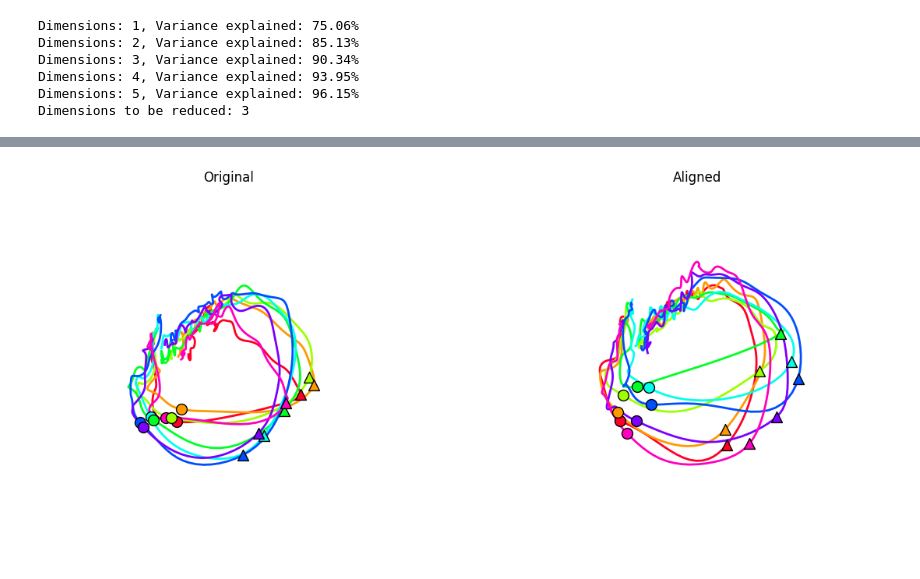
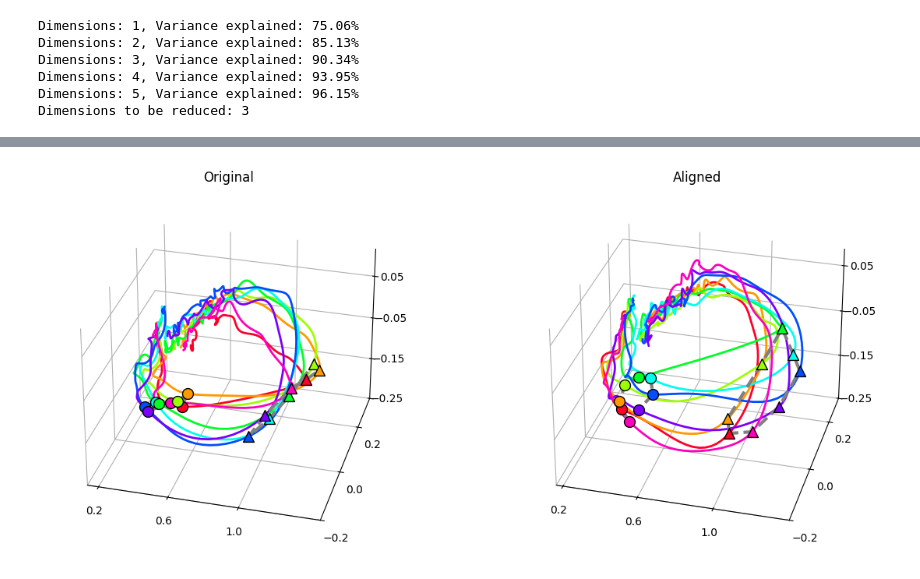
Before and after one commit to NeuroAI-IBS/fn_data_saccade, a Jupyter notebook: Data sorting/python_code/final_figures.ipynb, the cells around one changed output, grey strips where cells are left out. Drawn from its saved outputs; the diff is of its cells as text; code cells hidden in the pictures.

```diff
--- a/Data sorting/python_code/final_figures.ipynb
+++ b/Data sorting/python_code/final_figures.ipynb
@@ -523,65 +507,75 @@ for a in range(8):
 
     ax.scatter(X[280], Y[280], Z[280], s=100, color = C_list[a], facecolors=C_list[a], edgecolors='black')
     ax.scatter(X[300], Y[300], Z[300], marker='^', s=100, color = C_list[a], facecolors = C_list[a], edgecolors='black')
-# X = final_out2[:, 0]; Y = final_out2[:, 1]; Z = final_out2[:, 2]
-# ax.plot(np.hstack([X[:, 280], X[0, 280]]),
-#         np.hstack([Y[:, 280], Y[0, 280]]),
-#         np.hstack([Z[:, 280], Z[0, 280]]),
-#         ls = '-', color = 'k')
-# ax.plot(np.hstack([X[:, 300], X[0, 300]]),
-#         np.hstack([Y[:, 300], Y[0, 300]]),
-#         np.hstack([Z[:, 300], Z[0, 300]]),
-#         ls = '-', color = 'k')
+X = final_out2[:, 0]; Y = final_out2[:, 1]; Z = final_out2[:, 2]
+ax.plot(np.hstack([X[:, 280], X[0, 280]]),
+        np.hstack([Y[:, 280], Y[0, 280]]),
+        np.hstack([Z[:, 280], Z[0, 280]]),
+        ls = '--', color = [0.5, 0.5, 0.5], linewidth = 3)
+ax.plot(np.hstack([X[:, 300], X[0, 300]]),
+        np.hstack([Y[:, 300], Y[0, 300]]),
+        np.hstack([Z[:, 300], Z[0, 300]]),
+        ls = '--', color = [0.5, 0.5, 0.5], linewidth = 3)
 
 
 ax.set_title("Original")
-ax.set_xlabel('1D'); ax.set_ylabel('2D'); ax.set_zlabel('3D')
+# ax.set_xlabel('1D'); ax.set_ylabel('2D'); ax.set_zlabel('3D')
 
 
 # 3D plot of angle aligned data
 
 # subfigs[0].subplots(1, 1)
 ax2 = fig.add_subplot(1, 2, 2, projection='3d')
 for a in range(8):
     X = final_out[a, 0]; Y = final_out[a, 1]; Z = final_out[a, 2]
     ax2.plot(X[200:500], Y[200:500], Z[200:500], label='parametric curve', color = C_list[a], linewidth = 2)
     ax2.scatter(X[280], Y[280], Z[280], s=100, color = C_list[a], facecolors=C_list[a], edgecolors='black')
     ax2.scatter(X[300], Y[300], Z[300], marker='^', s=100, color = C_list[a], facecolors = C_list[a], edgecolors='black')
-# X = final_out[:, 0]; Y = final_out[:, 1]; Z = final_out[:, 2]
-# ax2.plot(np.hstack([X[:, 280], X[0, 280]]),
-#         np.hstack([Y[:, 280], Y[0, 280]]),
-#         np.hstack([Z[:, 280], Z[0, 280]]),
-#         ls = '-', color = 'k')
-# ax2.plot(np.hstack([X[:, 300], X[0, 300]]),
-#         np.hstack([Y[:, 300], Y[0, 300]]),
-#         np.hstack([Z[:, 300], Z[0, 300]]),
-#         ls = '-', color = 'k')
+X = final_out[:, 0]; Y = final_out[:, 1]; Z = final_out[:, 2]
+ax2.plot(np.hstack([X[:, 280], X[0, 280]]),
+        np.hstack([Y[:, 280], Y[0, 280]]),
+        np.hstack([Z[:, 280], Z[0, 280]]),
+        ls = '--', color = [0.5, 0.5, 0.5], linewidth = 3)
+ax2.plot(np.hstack([X[:, 300], X[0, 300]]),
+        np.hstack([Y[:, 300], Y[0, 300]]),
+        np.hstack([Z[:, 300], Z[0, 300]]),
+        ls = '--', color = [0.5, 0.5, 0.5], linewidth = 3)
 
 
 ax2.set_title("Aligned")
-ax2.set_xlabel('1D'); ax2.set_ylabel('2D'); ax2.set_zlabel('3D')
-ax.set_axis_off()
-# ax.xaxis.set_pane_color((1.0, 1.0, 1.0, 0.0))
-# ax.yaxis.set_pane_color((1.0, 1.0, 1.0, 0.0))
-# ax.zaxis.set_pane_color((1.0, 1.0, 1.0, 0.0))
+# ax2.set_xlabel('1D'); ax2.set_ylabel('2D'); ax2.set_zlabel('3D')
+# ax.set_axis_off()
+ax.set_xticks(np.arange(0.2 , 1.4, 0.4))
+ax.set_yticks(np.arange(-0.2 , 0.3, 0.2))
+ax.set_zticks(np.arange(-0.25 , 0.1, 0.1))
+ax.xaxis.set_pane_color((1.0, 1.0, 1.0, 0.0))
+ax.yaxis.set_pane_color((1.0, 1.0, 1.0, 0.0))
+ax.zaxis.set_pane_color((1.0, 1.0, 1.0, 0.0))
 # ax.grid(False)
 
-ax2.set_axis_off()
+# ax2.set_axis_off()
+ax2.set_xticks(np.arange(0.2 , 1.4, 0.4))
+ax2.set_yticks(np.arange(-0.2 , 0.3, 0.2))
+ax2.set_zticks(np.arange(-0.25 , 0.1, 0.1))
+ax2.xaxis.set_pane_color((1.0, 1.0, 1.0, 0.0))
+ax2.yaxis.set_pane_color((1.0, 1.0, 1.0, 0.0))
+ax2.zaxis.set_pane_color((1.0, 1.0, 1.0, 0.0))
+# ax2.grid(False)
 
 # animation
 def run(frame_number):
     ax.view_init(azim=225 + frame_number*2)
     ax2.view_init(azim=225 + frame_number*2)
 
 # rotation figure
 run(30)
 # plt.legend(loc='lower right', bbox_to_anchor=(1, 1))
 plt.savefig('3d plot.jpg', dpi=300)
 plt.show()
 
 # make animation
 # anim = FuncAnimation(fig, run, frames=180, interval=20)
 # HTML(anim.to_jshtml())
 # anim.save('scatter.gif', writer='imagemagick', fps=25, dpi=80)
 # %% [output]
-[figure, old version]
+[figure, new version]
```
Also changed, not shown: parts of 2 cells of this notebook.
